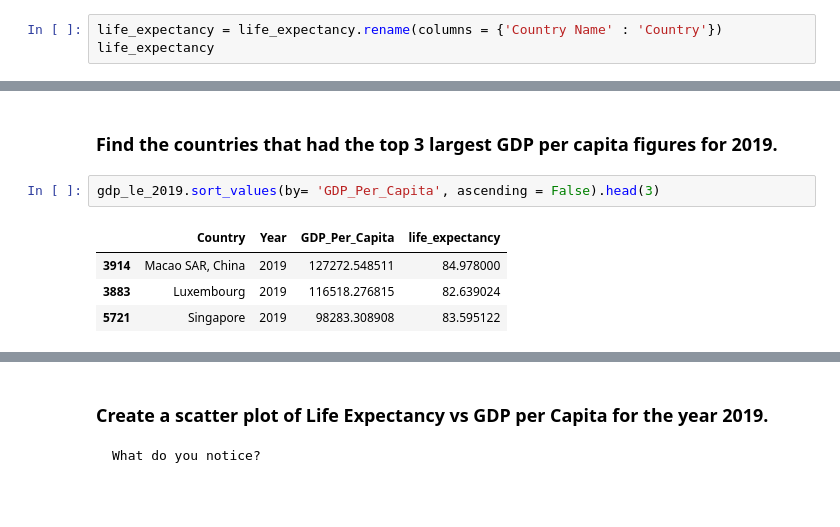
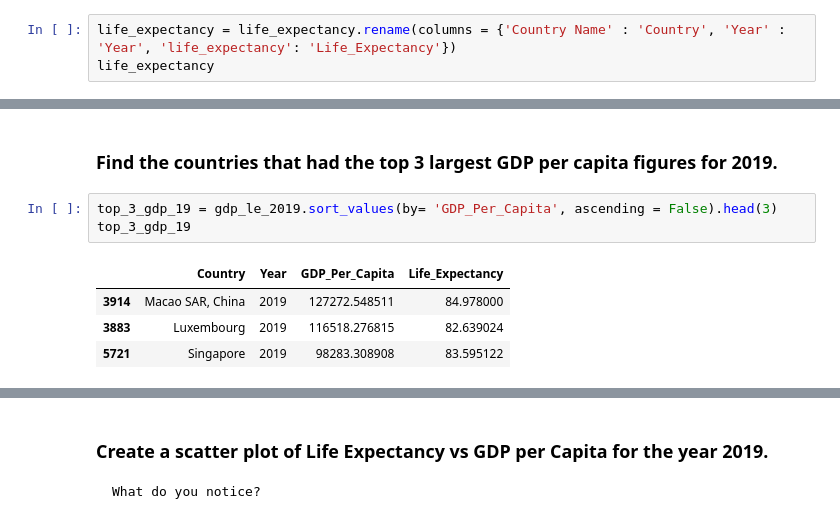
Before and after one commit to nss-data-science-cohort-7/un-exploration-gtorres2, a Jupyter notebook: UN_EXPLORATION_2.ipynb, the cells around one changed output, grey strips where cells are left out. Drawn from its saved outputs; the diff is of its cells as text.

```diff
--- a/UN_EXPLORATION_2.ipynb
+++ b/UN_EXPLORATION_2.ipynb
@@ -1136,6 +1178,6 @@ life_expectancy
 # %% [markdown]
  ### After melting, rename the columns to `Country`, `Year`, and `Life_Expectancy`
 # %%
-life_expectancy = life_expectancy.rename(columns = {'Country Name' : 'Country'})
+life_expectancy = life_expectancy.rename(columns = {'Country Name' : 'Country', 'Year' : 'Year', 'life_expectancy': 'Life_Expectancy'})
 life_expectancy
 # %% [output]
@@ -1311,9 +1336,10 @@ Length: 179, dtype: int64
 # %% [markdown]
 ### Find the countries that had the top 3 largest GDP per capita figures for 2019.
 # %%
-gdp_le_2019.sort_values(by= 'GDP_Per_Capita', ascending = False).head(3)
+top_3_gdp_19 = gdp_le_2019.sort_values(by= 'GDP_Per_Capita', ascending = False).head(3)
+top_3_gdp_19
 # %% [output]
-|  | Country | Year | GDP_Per_Capita | life_expectancy |
+|  | Country | Year | GDP_Per_Capita | Life_Expectancy |
 | 3914 | Macao SAR, China | 2019 | 127272.548511 | 84.978000 |
 | 3883 | Luxembourg | 2019 | 116518.276815 | 82.639024 |
 | 5721 | Singapore | 2019 | 98283.308908 | 83.595122 |
```
Also changed, not shown: parts of 49 cells of this notebook.
